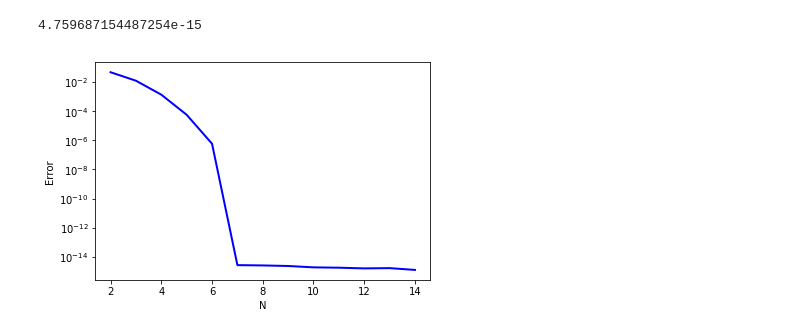
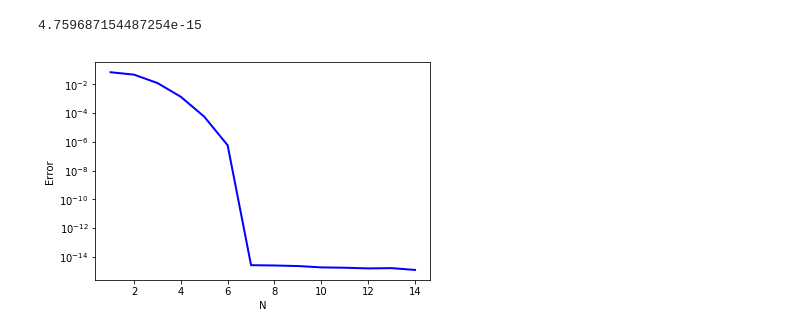
Before and after one commit to cullenluong/computational-physics-class-404-604-Spring-2018, a Jupyter notebook: Lect5.ipynb, the cells around one changed output. Cells and saved outputs as stored; diff of their text form; code cells hidden in the pictures.

```diff
--- a/Lect5.ipynb
+++ b/Lect5.ipynb
@@ -68,7 +68,7 @@ import matplotlib.pyplot as plt
 narr=np.array([])
 yarr=np.array([])
 
-for i in 10**np.arange(1,6,0.2):
+for i in 10**np.arange(1,7,0.2):
     y=trapezoid(0,np.pi,np.sin,int(i))
     narr=np.append(narr,int(i))
     yarr=np.append(yarr,y)
@@ -120,6 +120,14 @@ def Simpson(A,B,y,N):
     if(N%2==0):
         print("N needs to be odd for Simpson's rule")
         return 0;
+
+    h = (B-A)/(N-1)
+    sum = (y(A)+y(B))/3.*h+y(B-h)*4./3.*h
+    for i in range(1,N-2):
+        if(i%2==1):
+            sum += y(A+i*h)*4.*h/3.
+        if(i%2==0):
+            sum += y(A+i*h)*2.*h/3.
 # Implement Simpson's Rule
 
     return sum
@@ -130,7 +138,7 @@ import matplotlib.pyplot as plt
 narr=np.array([])
 yarr2=np.array([])
 
-for i in 10**np.arange(1,6,0.2):
+for i in 10**np.arange(1,7,0.2):
     y=Simpson(0,np.pi,np.sin,int(i/2)*2+1)
     narr=np.append(narr,int(i/2)*2+1)
     yarr2=np.append(yarr2,y)
@@ -316,7 +324,25 @@ print(error)
 # %%
 import numpy as np
 import matplotlib.pyplot as plt
 
+def x12(x): return pow(x,13)
+
+
+narr2=np.array([])
+yarr3=np.array([])
+
+for i in range(1,15):
+    y=gaussint(i,0,1,x12)
+    narr2=np.append(narr2,int(i))
+    yarr3=np.append(yarr3,y)
+plt.plot(narr2, np.abs(yarr3-1./14), 'b-', lw=2)
+plt.yscale('log')
+plt.xlabel('N')
+plt.ylabel('Error')
+plt.show()
+
+
+
 # write a function e.g. f(x)=x^13, show that the integration is exact when n=7 (2n-1=13)
 # %% [output]
-[figure, old version]
+[figure, new version]
```
Also changed, not shown: parts of 4 cells of this notebook.
